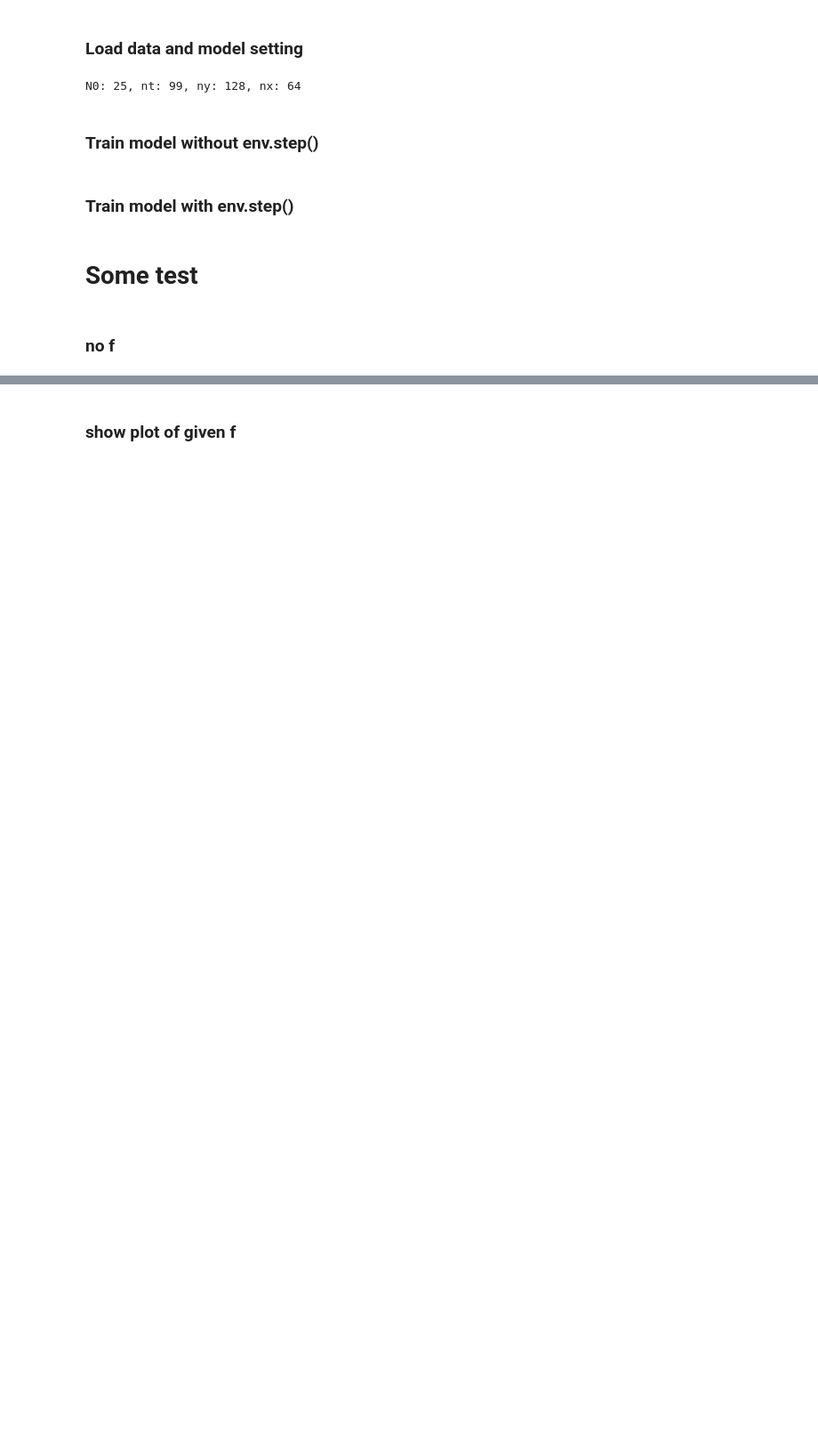
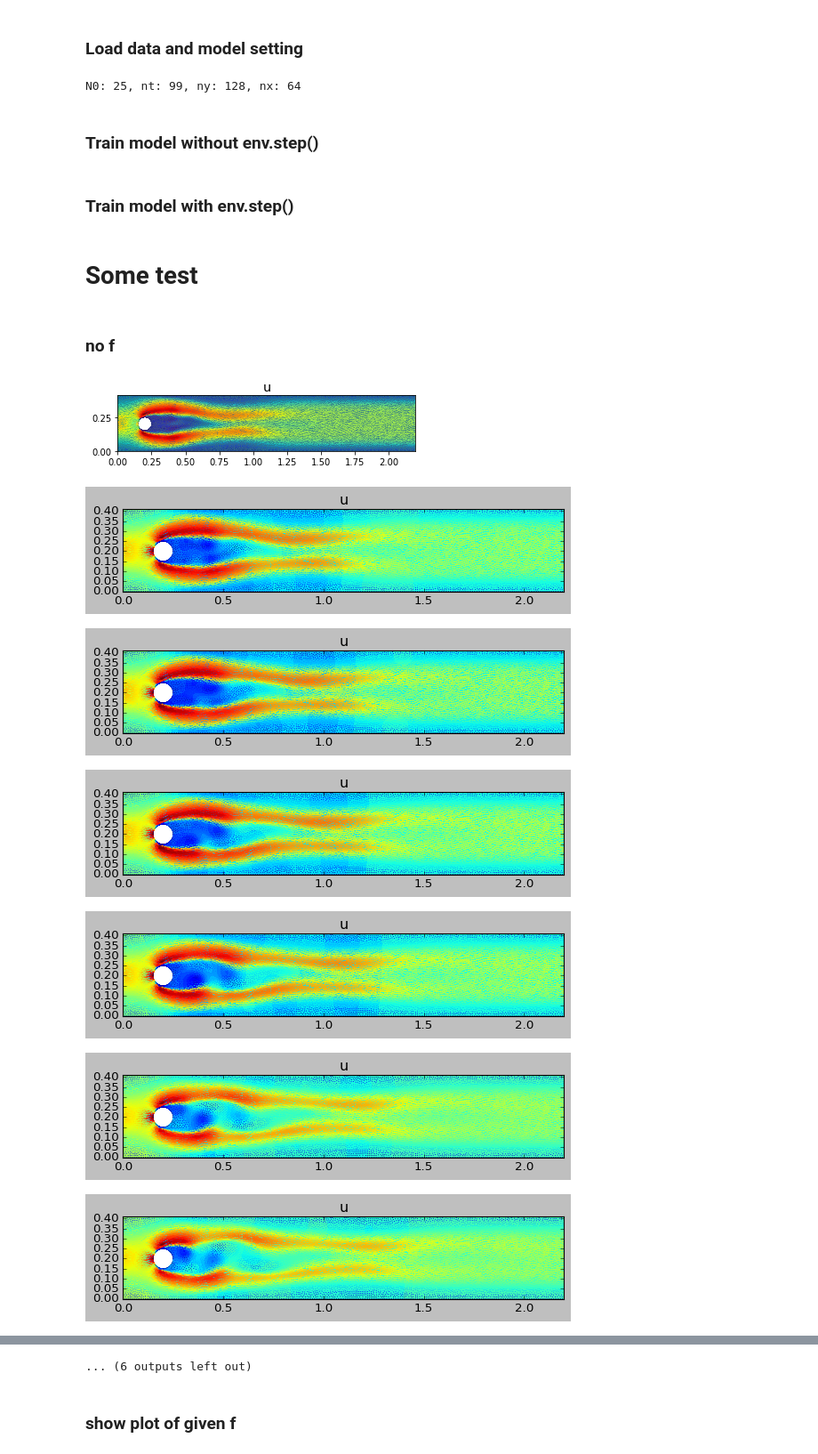
Before and after one commit to AsamaKiseto/Cylinder_Env, a Jupyter notebook: nse/4_nse_test.ipynb, the cells around one changed output, grey strips where cells are left out. Shown at 89% size. Saved outputs shown, nothing was run; the diff lists cells and outputs as text; code cells hidden in the pictures; blank space fills up the shorter version.

```diff
--- a/nse/4_nse_test.ipynb
+++ b/nse/4_nse_test.ipynb
@@ -394,10 +383,18 @@ ftext.close()
 # %%
 env.reset()
 
 nt = 100
 Cd = np.zeros(nt)
 Cl = np.zeros(nt)
 for i in range(nt):
     f = 0.00
-    obs, _, Cd[i], Cl[i] = env.step(f)
+    obs, _, Cd[i], Cl[i] = env.step(f, mode='vertex')
     env.draw()
+# %% [output]
+[figure, added]
+[figure, added]
+[figure, added]
+[figure, added]
+[figure, added]
+[figure, added]
+[figure, added]
@@ -404,3 +406,4 @@ for i in range(nt):
+... (6 outputs left out)
 # %% [markdown]
 ### show plot of given f
 # %%
```
Also changed, not shown: parts of 2 cells of this notebook, 6 other files.
